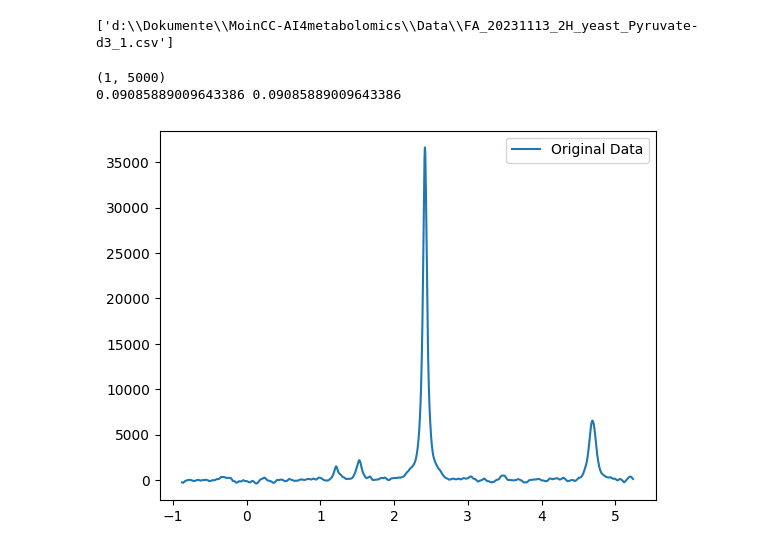
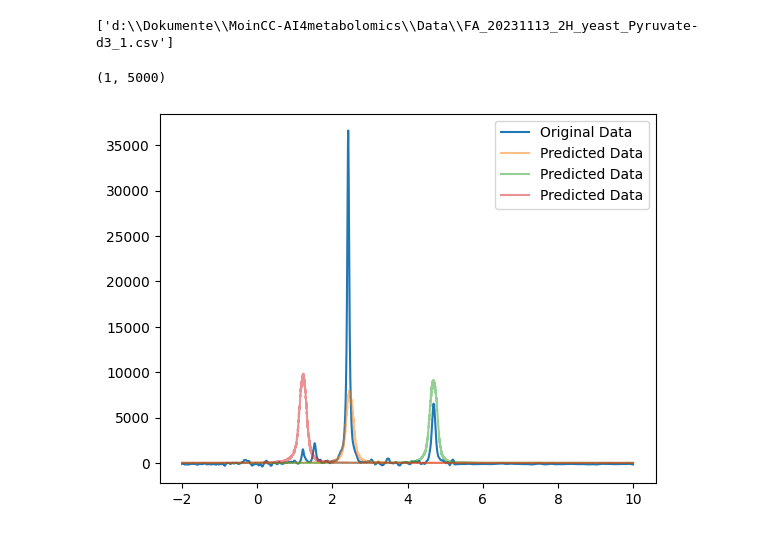
Before and after one commit to RATFIVE/MoinCC-AI4metabolomics, a Jupyter notebook: NMRQNet/ImplementingNeuralNetwork.ipynb, the cells around one changed output. Saved outputs shown, nothing was run; the diff lists cells and outputs as text; code cells hidden in the pictures.

```diff
--- a/NMRQNet/ImplementingNeuralNetwork.ipynb
+++ b/NMRQNet/ImplementingNeuralNetwork.ipynb
@@ -678,7 +678,7 @@ x = df.iloc[:,0]
 y = df.iloc[:, 1]
 
 # fill the data
-df_fill = df.iloc[:, [0, 1]]
+df_fill = fill_df(df.iloc[:, 0:2])
 
 # interpolate the data
 df_interpolated = interpolate_to_shape(df_fill.iloc[:, 0], df_fill.iloc[:, 1], spectrum_lenth=5000)
@@ -688,34 +688,33 @@ y_val = df_interpolated.iloc[:, 1]
 
 # scale the data
 y_val_sc = data_scaler.transform(y_val.values.reshape(1, -1))
 print(y_val_sc.shape)
 
 # convert to tensor
 y_val_tensor = torch.Tensor(y_val_sc).to(device)
 
 # predict the data
 target_val_pred = predict(model, y_val_tensor)
 
 # bring the data back to the cpu
 target_val_pred = target_val_pred.cpu().detach().numpy()
 
 # rescale the data
 target_val_pred_rescaled = target_scaler.inverse_transform(target_val_pred)
 
 # reshape the data
 target_val_pred = target_val_pred_rescaled.reshape(target_val_pred_rescaled.shape[0], len(pyruvate_list), -1)
 
 
 
 
 
 # plot the data
 plt.plot(x_val, y_val, '-', label='Original Data')
-# for i in range(target_val_pred.shape[1]):
-#    plt.plot(x_val, target_val_pred[0, i, :], '-', label='Predicted Data', alpha=0.5)
+for i in range(target_val_pred.shape[1]):
+    plt.plot(x_val, target_val_pred[0, i, :], '-', label='Predicted Data', alpha=0.5)
 plt.legend()
 plt.show()
 # %% [output]
 (1, 5000)
-0.09085889009643386 0.09085889009643386
-[figure, old version]
+[figure, new version]
```
Also changed, not shown: parts of 5 cells of this notebook.
